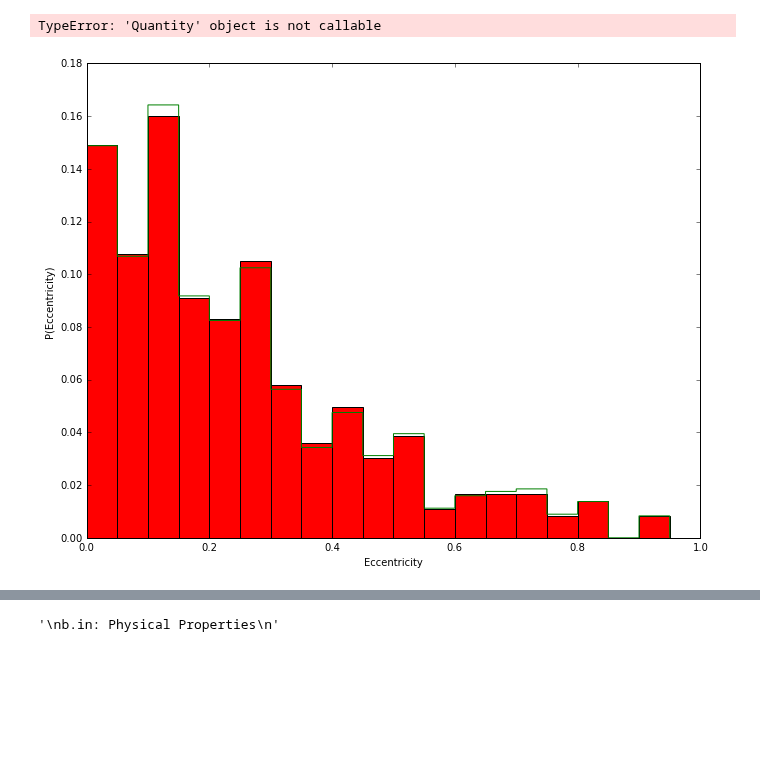
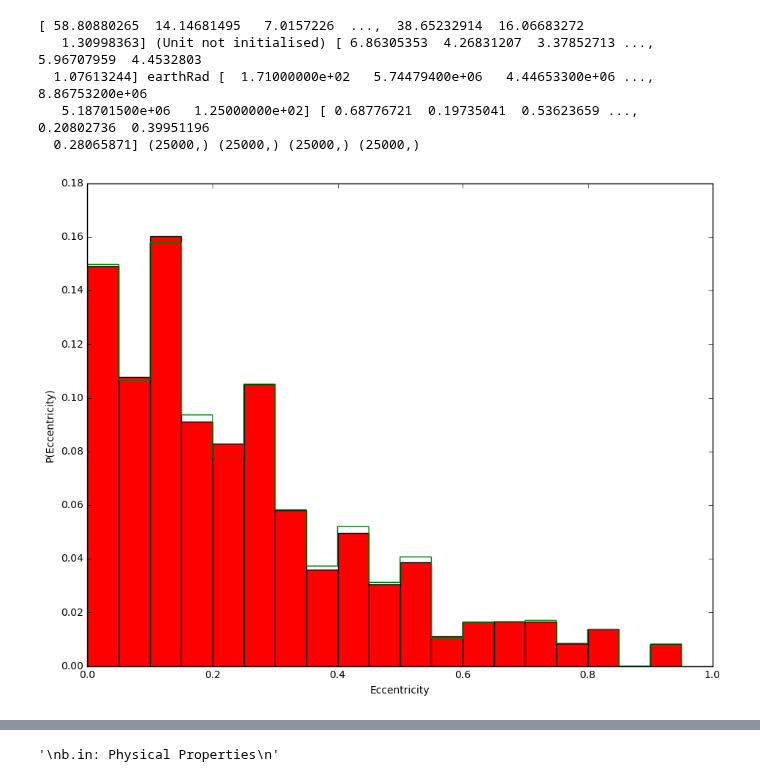
Before and after one commit to dm1681/Merging_Perts, a Jupyter notebook: Research/Merging_Perts/EccHist_CumDistFunc.ipynb, the cells around one changed output, grey strips where cells are left out. Saved outputs shown, nothing was run; the diff lists cells and outputs as text; code cells hidden in the pictures; blank space fills up the shorter version.

Commit message:
added mass calcs and rand Q generator

```diff
--- a/Research/Merging_Perts/EccHist_CumDistFunc.ipynb
+++ b/Research/Merging_Perts/EccHist_CumDistFunc.ipynb
@@ -28,66 +28,80 @@ ax.set_ylabel('P(Eccentricity)')
 
 n = 1
 ecc_list = np.array([])
 while n <= 25000:
     r = (np.random.sample(1)) #some y value (percentage)
     #Tracer()()
     if r <= 0.149171270718232:
         bin_lower=0.0
         bin_upper=0.05
     else:
         r_mask = np.where(y<=r)
         x_below = x[r_mask]
         x_below = np.append(x_below,x_below[-1]+0.05)
         bin_upper = x_below[-1]+0.05
         bin_lower = x_below[-2]+0.05
     rand = np.random.uniform(0,0.05,1)
     ecc = bin_lower + rand
     ecc_list=np.append(ecc_list,ecc)
     n += 1
     continue
 ecc_hist = ax.hist(ecc_list,bins=x,weights=np.zeros_like(ecc_list)+1./ecc_list.size,histtype='step',color='green')
 
 # now to generate ICs and their files.
-
-
-#calculating masses
-
-def mass(r):
-    if r < 2:
-        r = r * u.earthRad
-        mass = (((r)/const.R_earth)**(3.68))*const.M_earth
-        mass = mass.to(u.earthMass)
-    else:
-        r = r * u.earthRad
-        r = r.to(u.cm)
-        volume = (4*np.pi*r**3)/3 # assuming volume of sphere?
-        density = (1*u.g)/(1*u.cm**3)
-        mass = density * volume
-        mass = mass.to(u.earthMass)
-    return mass
-
-
-dRadius = np.random.uniform(0.5,10,25000) # [0.5,10] R_earth;
-
-for i in dRadius:
-    mass = mass(i)
-
-
-dmass = mass #if radius < 2 R_earth, then mass = ((R/R_earth)**(3.68))*M_earth; if larger, density = 1g/cm**3
-dEcc = ecc_list
+# clears vars and generates new randoms
+mass_list = np.array([]) #if radius < 2 R_earth, then mass = ((R/R_earth)**(3.68))*M_earth; if larger, density = 1g/cm**3
+ecc = ecc_list
 stellar_mass = np.random.uniform(0.7,1.4,25000) # [0.7,1.4] M_sun
 stellar_radius = np.random.uniform(0.7,1.4,25000) #[0.7,1.4] R_sun
-dQr = np.array([]) # [30,300]
-dQg = np.array([]) # [10**6,10**7]
+dRadius = np.random.uniform(0.5,10,25000) * u.earthRad # [0.5,10] R_earth;
+Qp = np.array([]) # [30,300] # [10**6,10**7]
 Qstar = np.random.uniform(10**6,10**7,25000) # [10**6,10**7]
-dRotPeriod = np.array([])
+Period = np.array([])
 semi = np.random.uniform(0.01,0.15,25000) # [0.01,0.15] AU
 Ages = np.random.uniform(2*10**9,8*10**9,25000) # [2,8] Gyrs
 
-print (dRadius, dmass.size)
+
+
+# mass calculations
+def calc_mass_l2(radius):
+    r = radius
+    mass = ((r/const.R_earth)**(3.68))*const.M_earth
+    return mass
+
+def calc_mass_g2(radius):
+    r = radius
+    r = r.to(u.cm)
+    volume = (4*np.pi*r**3)/3
+    density = (1*u.g)/(1*u.cm)**3
+    mass = volume * density
+    return mass
+
+for r in dRadius:
+    if r < 2*u.earthRad:
+        mass = calc_mass_l2(r)
+        mass = mass.to(u.earthMass)
+    else:
+        mass = calc_mass_g2(r)
+        mass = mass.to(u.earthMass)
+    mass_list = np.append(mass_list,mass)
+
+
+#generates random Q for Qr [30,300] and Qg [10**6,10**7]
+from random import choice
+for _ in range(25000):
+    Qr = np.random.randint(30,301)
+    Qg = np.random.randint(10**6,(10**7)+1)
+    Qq = choice([Qr,Qg])
+    Qp = np.append(Qp,Qq)
+
+print (mass_list,dRadius,Qp,ecc_list,mass_list.shape,dRadius.shape,Qp.shape,ecc_list.shape)
 # %% [output]
-TypeError: 'Quantity' object is not callable
+[ 58.80880265  14.14681495   7.0157226  ...,  38.65232914  16.06683272
+   1.30998363] (Unit not initialised) [ 6.86305353  4.26831207  3.37852713 ...,  5.96707959  4.4532803
+  1.07613244] earthRad [  1.71000000e+02   5.74479400e+06   4.44653300e+06 ...,   8.86753200e+06
+   5.18701500e+06   1.25000000e+02] [ 0.68776721  0.19735041  0.53623659 ...,  0.20802736  0.39951196
+  0.28065871] (25000,) (25000,) (25000,) (25000,)
-[figure, old version]
+[figure, new version]
 # %%
 
 # Sanity check, pick some range of y and spit out x and compare to original
```
Also changed, not shown: parts of 9 cells of this notebook.
